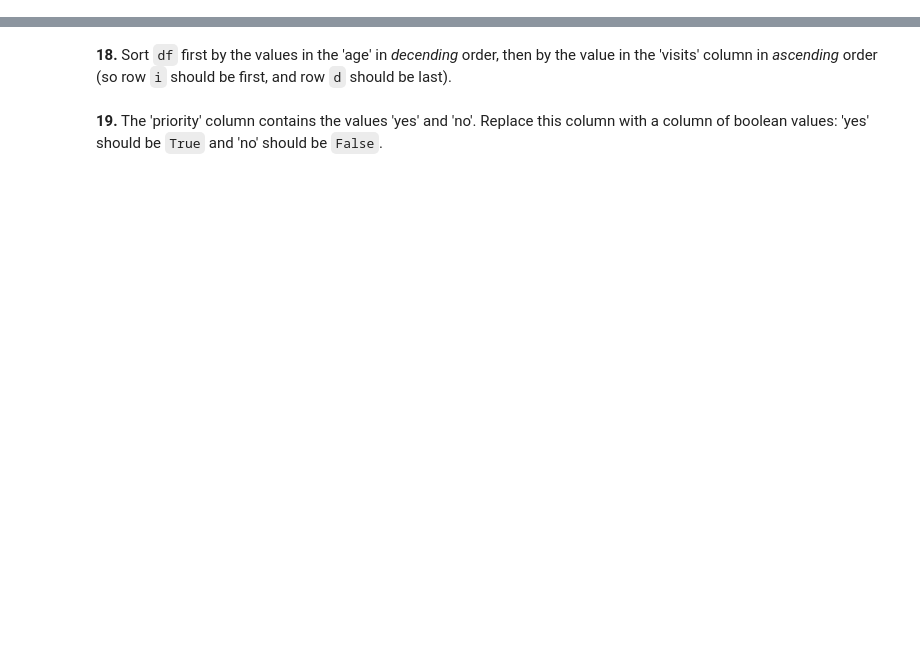
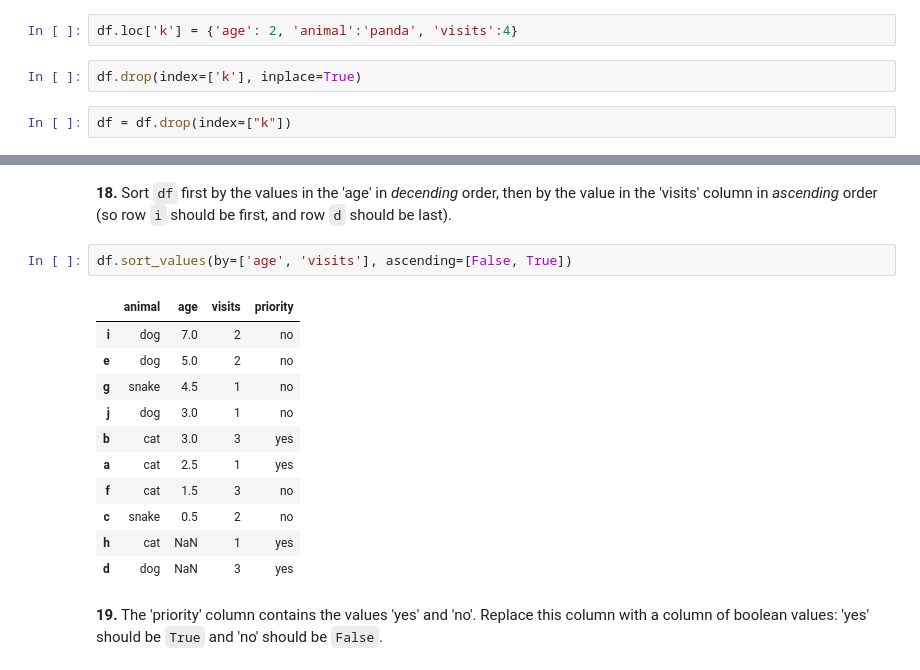
Before and after one commit to faizanxmulla/100-pandas-puzzles, a Jupyter notebook: 100-pandas-puzzles.ipynb, the cells around one changed output, grey strips where cells are left out. Drawn from its saved outputs; the diff is of its cells as text; blank space fills up the shorter version.

```diff
--- a/100-pandas-puzzles.ipynb
+++ b/100-pandas-puzzles.ipynb
@@ -302,2 +311,8 @@ df.pivot_table(index="animal", values="age", aggfunc="mean")
+# %%
+df.loc['k'] = {'age': 2, 'animal':'panda', 'visits':4}
+# %%
+df.drop(index=['k'], inplace=True)
+# %%
+df = df.drop(index=["k"])
 # %% [markdown]
 **17.** Count the number of each type of animal in `df`.
@@ -304,4 +327,18 @@ df.pivot_table(index="animal", values="age", aggfunc="mean")
 # %% [markdown]
 **18.** Sort `df` first by the values in the 'age' in *decending* order, then by the value in the 'visits' column in *ascending* order (so row `i` should be first, and row `d` should be last).
+# %%
+df.sort_values(by=['age', 'visits'], ascending=[False, True])
+# %% [output]
+|  | animal | age | visits | priority |
+| i | dog | 7.0 | 2 | no |
+| e | dog | 5.0 | 2 | no |
+| g | snake | 4.5 | 1 | no |
+| j | dog | 3.0 | 1 | no |
+| b | cat | 3.0 | 3 | yes |
+| a | cat | 2.5 | 1 | yes |
+| f | cat | 1.5 | 3 | no |
+| c | snake | 0.5 | 2 | no |
+| h | cat | NaN | 1 | yes |
+| d | dog | NaN | 3 | yes |
 # %% [markdown]
 **19.** The 'priority' column contains the values 'yes' and 'no'. Replace this column with a column of boolean values: 'yes' should be `True` and 'no' should be `False`.
```
Also changed, not shown: parts of 7 cells of this notebook.
